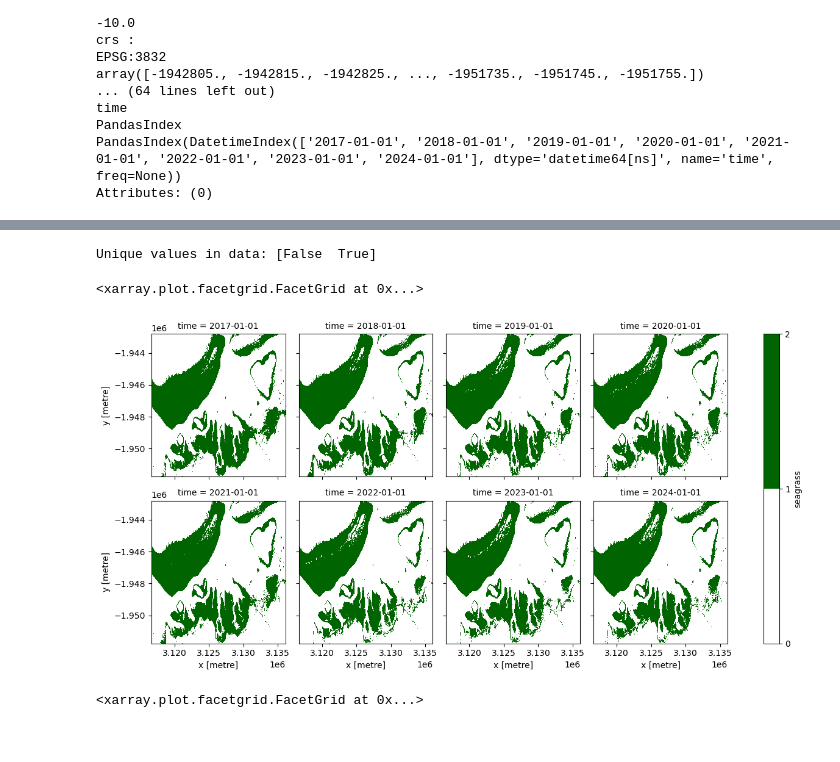
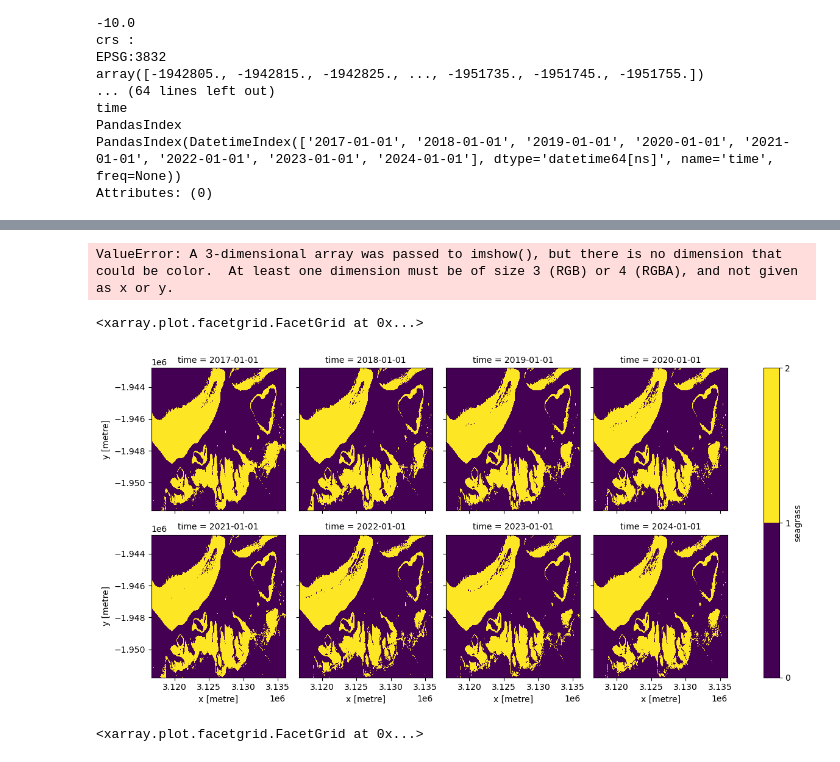
Before and after one commit to nicholasmetherall/macblue-output-geospatial-analysis, a Jupyter notebook: seagrass/seagrass_aoi_summariser.ipynb, the cells around one changed output, grey strips where cells are left out. Drawn from its saved outputs; the diff is of its cells as text; code cells hidden in the pictures.

```diff
--- a/seagrass/seagrass_aoi_summariser.ipynb
+++ b/seagrass/seagrass_aoi_summariser.ipynb
@@ -184,0 +204,3 @@ Attributes: (0)
+# %%
+
+data_filtered = data.where((data == 0) | (data == 1))
@@ -185,5 +219,3 @@ Attributes: (0)
 # %%
-import numpy as np
-print("Unique values in data:", np.unique(data.values))
+# import numpy as np
+# print("Unique values in data:", np.unique(data.values))
-# %% [output]
-Unique values in data: [False  True]
@@ -190,12 +248,16 @@ Unique values in data: [False  True]
+# %%
+data_filtered.plot.imshow(col=time, levels = [0,1,2], colors="viridis")
+# %% [output]
+ValueError: A 3-dimensional array was passed to imshow(), but there is no dimension that could be color.  At least one dimension must be of size 3 (RGB) or 4 (RGBA), and not given as x or y.
 # %%
-data.plot.imshow(
+data_filtered.plot.imshow(
     col="time",
     col_wrap=4,
     levels=[0,1,2],
-    colors=["white", "darkgreen"],
+    colors="viridis",
 )
 # %% [output]
 <xarray.plot.facetgrid.FacetGrid at 0x...>
-[figure, old version]
+[figure, new version]
 # %%
 # Use .plot() instead of .plot.imshow() to better handle discrete 'levels'
```
Also changed, not shown: parts of 13 cells of this notebook, 1 other file.
